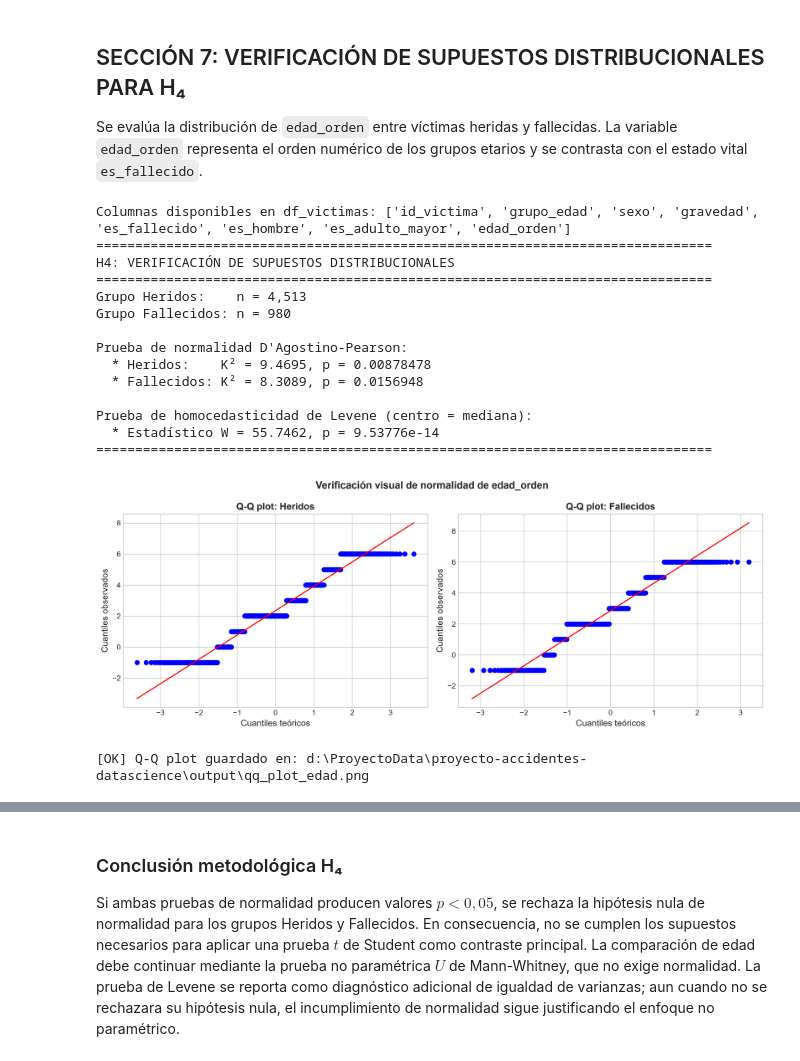
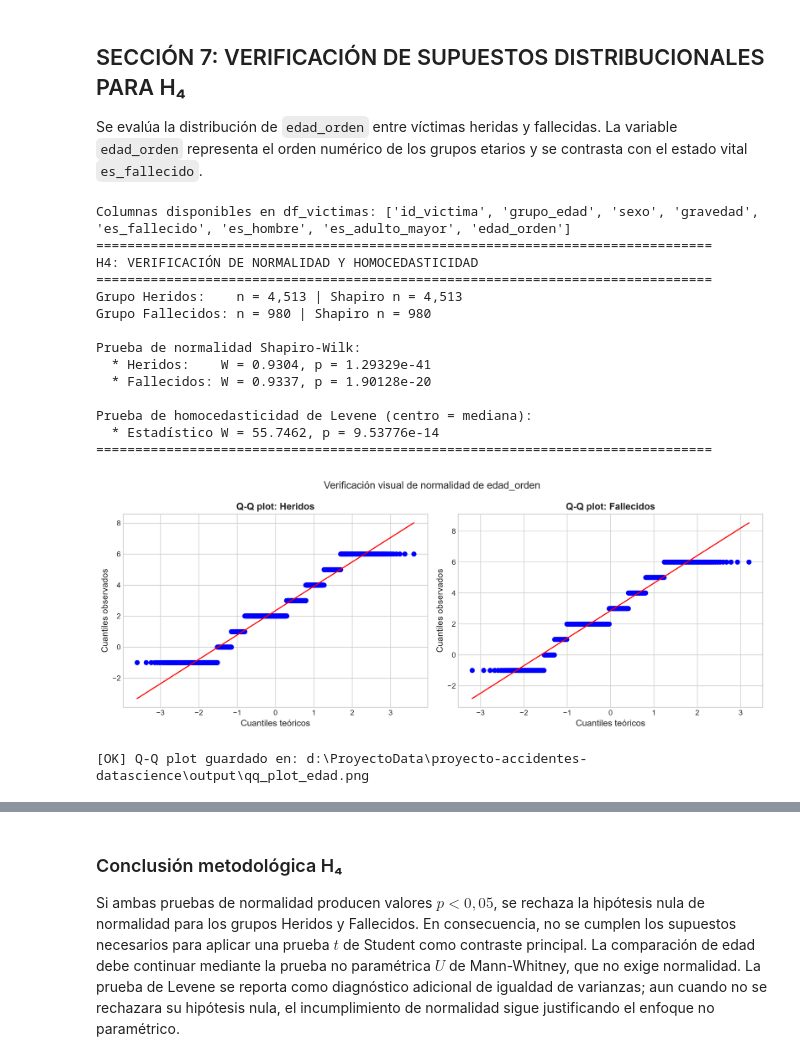
Before and after one commit to Alanalcarazpy7/proyecto-accidentes-datascience, a Jupyter notebook: notebooks/Fase2_Analisis_Inferencial.ipynb, the cells around one changed output, grey strips where cells are left out. Cells and saved outputs as stored; diff of their text form; code cells hidden in the pictures.

Commit message:
Ajustes Fase 2: Shapiro-Wilk, IC 95% H4 y correccion Bonferroni

```diff
--- a/notebooks/Fase2_Analisis_Inferencial.ipynb
+++ b/notebooks/Fase2_Analisis_Inferencial.ipynb
@@ -917,14 +917,14 @@ Se evalúa la distribución de `edad_orden` entre víctimas heridas y fallecidas
 # %%
 # ==============================================================================
 # H4: VERIFICACIÓN DE NORMALIDAD Y HOMOCEDASTICIDAD DE LA EDAD
-# ==============================================================================
+# ============================================================================
 
 columnas_h4_requeridas = {'edad_orden', 'es_fallecido'}
 columnas_h4_observadas = set(df_victimas.columns)
 print(f"Columnas disponibles en df_victimas: {list(df_victimas.columns)}")
 assert columnas_h4_requeridas.issubset(columnas_h4_observadas), (
     f"Faltan columnas requeridas para H4: {sorted(columnas_h4_requeridas - columnas_h4_observadas)}"
- )
+)
 
 df_h4 = df_victimas[['edad_orden', 'es_fallecido']].copy()
 df_h4['edad_orden'] = pd.to_numeric(df_h4['edad_orden'], errors='coerce')
@@ -935,53 +935,63 @@ edades_heridos_h4 = df_h4.loc[df_h4['es_fallecido'] == 0, 'edad_orden'].to_numpy
 edades_fallecidos_h4 = df_h4.loc[df_h4['es_fallecido'] == 1, 'edad_orden'].to_numpy()
 assert len(edades_heridos_h4) >= 8 and len(edades_fallecidos_h4) >= 8, 'Cada grupo debe tener al menos 8 observaciones.'
 
-# D'Agostino-Pearson: H0 = la muestra procede de una distribución normal.
-normal_heridos_h4 = stats.normaltest(edades_heridos_h4)
-normal_fallecidos_h4 = stats.normaltest(edades_fallecidos_h4)
+# Shapiro-Wilk con submuestras reproducibles de como máximo 5.000 observaciones.
+rng_shapiro_h4 = np.random.default_rng(RANDOM_STATE)
+
+def submuestra_shapiro_h4(valores, max_registros=5000):
+    if len(valores) <= max_registros:
+        return valores
+    indices = rng_shapiro_h4.choice(len(valores), size=max_registros, replace=False)
+    return valores[indices]
+
+muestra_shapiro_heridos_h4 = submuestra_shapiro_h4(edades_heridos_h4)
+muestra_shapiro_fallecidos_h4 = submuestra_shapiro_h4(edades_fallecidos_h4)
+shapiro_heridos_h4 = stats.shapiro(muestra_shapiro_heridos_h4)
+shapiro_fallecidos_h4 = stats.shapiro(muestra_shapiro_fallecidos_h4)
 
 # Levene centrada en la mediana: H0 = las varianzas poblacionales son iguales.
 levene_h4 = stats.levene(edades_heridos_h4, edades_fallecidos_h4, center='median')
 
 print('===============================================================================')
-print('H4: VERIFICACIÓN DE SUPUESTOS DISTRIBUCIONALES')
+print('H4: VERIFICACIÓN DE NORMALIDAD Y HOMOCEDASTICIDAD')
 print('===============================================================================')
-print(f'Grupo Heridos:    n = {len(edades_heridos_h4):,}')
-print(f'Grupo Fallecidos: n = {len(edades_fallecidos_h4):,}')
-print('\nPrueba de normalidad D\'Agostino-Pearson:')
-print(f'  * Heridos:    K² = {normal_heridos_h4.statistic:.4f}, p = {normal_heridos_h4.pvalue:.6g}')
-print(f'  * Fallecidos: K² = {normal_fallecidos_h4.statistic:.4f}, p = {normal_fallecidos_h4.pvalue:.6g}')
+print(f'Grupo Heridos:    n = {len(edades_heridos_h4):,} | Shapiro n = {len(muestra_shapiro_heridos_h4):,}')
+print(f'Grupo Fallecidos: n = {len(edades_fallecidos_h4):,} | Shapiro n = {len(muestra_shapiro_fallecidos_h4):,}')
+print('\nPrueba de normalidad Shapiro-Wilk:')
+print(f'  * Heridos:    W = {shapiro_heridos_h4.statistic:.4f}, p = {shapiro_heridos_h4.pvalue:.6g}')
+print(f'  * Fallecidos: W = {shapiro_fallecidos_h4.statistic:.4f}, p = {shapiro_fallecidos_h4.pvalue:.6g}')
 print('\nPrueba de homocedasticidad de Levene (centro = mediana):')
 print(f'  * Estadístico W = {levene_h4.statistic:.4f}, p = {levene_h4.pvalue:.6g}')
 print('===============================================================================')
 
 fig_qq_h4, axes_qq_h4 = plt.subplots(1, 2, figsize=(13, 5), dpi=300)
 stats.probplot(edades_heridos_h4, dist='norm', plot=axes_qq_h4[0])
 stats.probplot(edades_fallecidos_h4, dist='norm', plot=axes_qq_h4[1])
 axes_qq_h4[0].set_title('Q-Q plot: Heridos', fontweight='bold')
 axes_qq_h4[1].set_title('Q-Q plot: Fallecidos', fontweight='bold')
 for eje in axes_qq_h4:
     eje.set_xlabel('Cuantiles teóricos')
     eje.set_ylabel('Cuantiles observados')
-fig_qq_h4.suptitle('Verificación visual de normalidad de edad_orden', fontweight='bold')
+fig_qq_h4.suptitle('Verificación visual de normalidad de edad_orden')
 fig_qq_h4.tight_layout()
 ruta_qq_h4 = os.path.join(OUTPUT_DIR, 'qq_plot_edad.png')
 fig_qq_h4.savefig(ruta_qq_h4, dpi=300, bbox_inches='tight')
 plt.show()
 print(f'\n[OK] Q-Q plot guardado en: {ruta_qq_h4}')
 # %% [output]
 Columnas disponibles en df_victimas: ['id_victima', 'grupo_edad', 'sexo', 'gravedad', 'es_fallecido', 'es_hombre', 'es_adulto_mayor', 'edad_orden']
 ===============================================================================
-H4: VERIFICACIÓN DE SUPUESTOS DISTRIBUCIONALES
+H4: VERIFICACIÓN DE NORMALIDAD Y HOMOCEDASTICIDAD
 ===============================================================================
-Grupo Heridos:    n = 4,513
-Grupo Fallecidos: n = 980
+Grupo Heridos:    n = 4,513 | Shapiro n = 4,513
+Grupo Fallecidos: n = 980 | Shapiro n = 980
 
-Prueba de normalidad D'Agostino-Pearson:
-  * Heridos:    K² = 9.4695, p = 0.00878478
-  * Fallecidos: K² = 8.3089, p = 0.0156948
+Prueba de normalidad Shapiro-Wilk:
+  * Heridos:    W = 0.9304, p = 1.29329e-41
+  * Fallecidos: W = 0.9337, p = 1.90128e-20
 
 Prueba de homocedasticidad de Levene (centro = mediana):
   * Estadístico W = 55.7462, p = 9.53776e-14
 ===============================================================================
-[figure, old version]
+[figure, new version]
 [OK] Q-Q plot guardado en: d:\ProyectoData\proyecto-accidentes-datascience\output\qq_plot_edad.png
```
Also changed, not shown: parts of 5 cells of this notebook, 4 other files.
